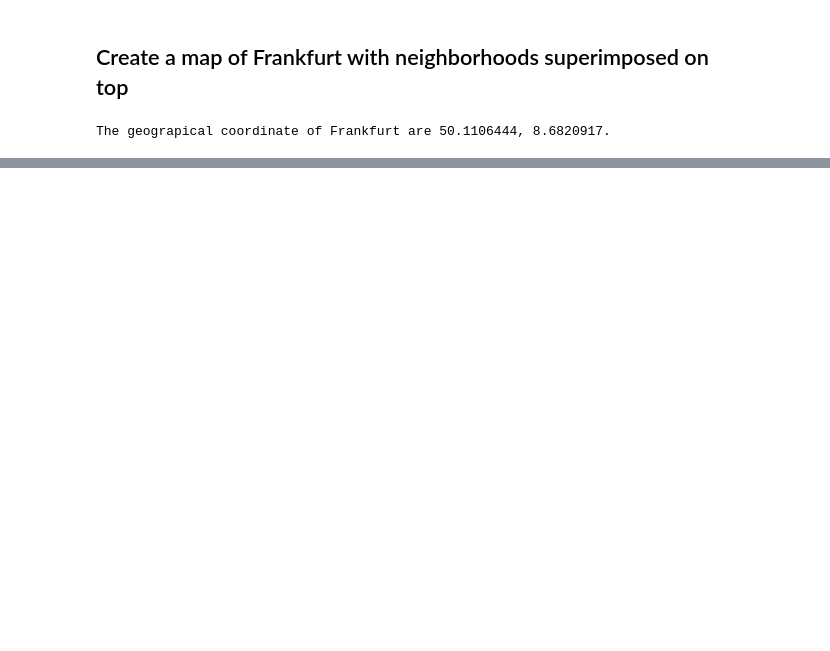
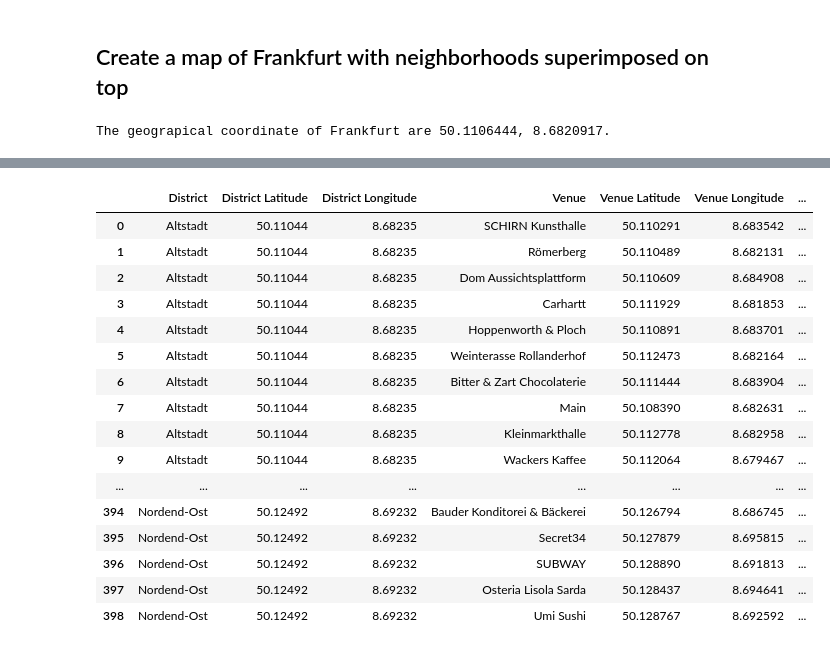
Before and after one commit to incardo/Coursera_Capstone, a Jupyter notebook: Coursera Capstone project.ipynb, the cells around one changed output, grey strips where cells are left out. Saved outputs shown, nothing was run; the diff lists cells and outputs as text; code cells hidden in the pictures; blank space fills up the shorter version.

```diff
--- a/Coursera Capstone project.ipynb
+++ b/Coursera Capstone project.ipynb
@@ -329,0 +736,20 @@ communities_map
+# %%
+frankfurt_venues
+# %% [output]
+|  | District | District Latitude | District Longitude | Venue | Venue Latitude | Venue Longitude | ... |
+| 0 | Altstadt | 50.11044 | 8.68235 | SCHIRN Kunsthalle | 50.110291 | 8.683542 | ... |
+| 1 | Altstadt | 50.11044 | 8.68235 | Römerberg | 50.110489 | 8.682131 | ... |
+| 2 | Altstadt | 50.11044 | 8.68235 | Dom Aussichtsplattform | 50.110609 | 8.684908 | ... |
+| 3 | Altstadt | 50.11044 | 8.68235 | Carhartt | 50.111929 | 8.681853 | ... |
+| 4 | Altstadt | 50.11044 | 8.68235 | Hoppenworth & Ploch | 50.110891 | 8.683701 | ... |
+| 5 | Altstadt | 50.11044 | 8.68235 | Weinterasse Rollanderhof | 50.112473 | 8.682164 | ... |
+| 6 | Altstadt | 50.11044 | 8.68235 | Bitter & Zart Chocolaterie | 50.111444 | 8.683904 | ... |
+| 7 | Altstadt | 50.11044 | 8.68235 | Main | 50.108390 | 8.682631 | ... |
+| 8 | Altstadt | 50.11044 | 8.68235 | Kleinmarkthalle | 50.112778 | 8.682958 | ... |
+| 9 | Altstadt | 50.11044 | 8.68235 | Wackers Kaffee | 50.112064 | 8.679467 | ... |
+| ... | ... | ... | ... | ... | ... | ... | ... |
+| 394 | Nordend-Ost | 50.12492 | 8.69232 | Bauder Konditorei & Bäckerei | 50.126794 | 8.686745 | ... |
+| 395 | Nordend-Ost | 50.12492 | 8.69232 | Secret34 | 50.127879 | 8.695815 | ... |
+| 396 | Nordend-Ost | 50.12492 | 8.69232 | SUBWAY | 50.128890 | 8.691813 | ... |
+| 397 | Nordend-Ost | 50.12492 | 8.69232 | Osteria Lisola Sarda | 50.128437 | 8.694641 | ... |
+| 398 | Nordend-Ost | 50.12492 | 8.69232 | Umi Sushi | 50.128767 | 8.692592 | ... |
```
Also changed, not shown: parts of 42 cells of this notebook.
